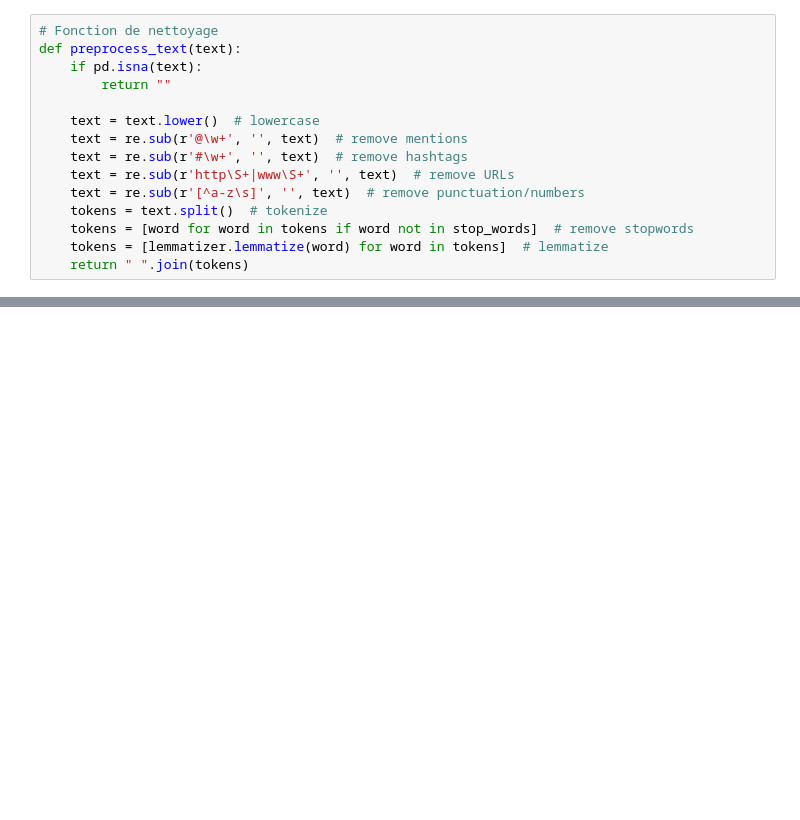
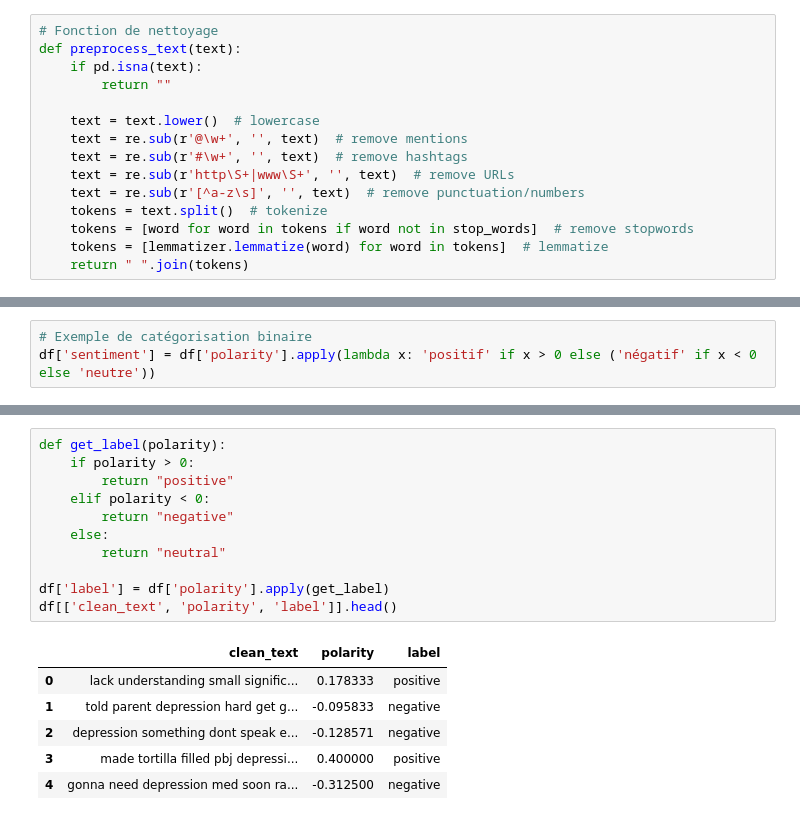
Before and after one commit to ouafighizlene21/Twitter-Disinformation-Study, a Jupyter notebook: 21.ipynb, the cells around one changed output, grey strips where cells are left out. Saved outputs shown, nothing was run; the diff lists cells and outputs as text; blank space fills up the shorter version.

```diff
--- a/21.ipynb
+++ b/21.ipynb
@@ -181,0 +255,3 @@ Index(['id', 'date', 'time', 'timezone', 'username', 'text', 'reply_count',
+# %%
+# Exemple de catégorisation binaire
+df['sentiment'] = df['polarity'].apply(lambda x: 'positif' if x > 0 else ('négatif' if x < 0 else 'neutre'))
@@ -181,0 +282,18 @@ Index(['id', 'date', 'time', 'timezone', 'username', 'text', 'reply_count',
+# %%
+def get_label(polarity):
+    if polarity > 0:
+        return "positive"
+    elif polarity < 0:
+        return "negative"
+    else:
+        return "neutral"
+
+df['label'] = df['polarity'].apply(get_label)
+df[['clean_text', 'polarity', 'label']].head()
+# %% [output]
+|  | clean_text | polarity | label |
+| 0 | lack understanding small signific... | 0.178333 | positive |
+| 1 | told parent depression hard get g... | -0.095833 | negative |
+| 2 | depression something dont speak e... | -0.128571 | negative |
+| 3 | made tortilla filled pbj depressi... | 0.400000 | positive |
+| 4 | gonna need depression med soon ra... | -0.312500 | negative |
```
Also changed, not shown: parts of 50 cells of this notebook.
